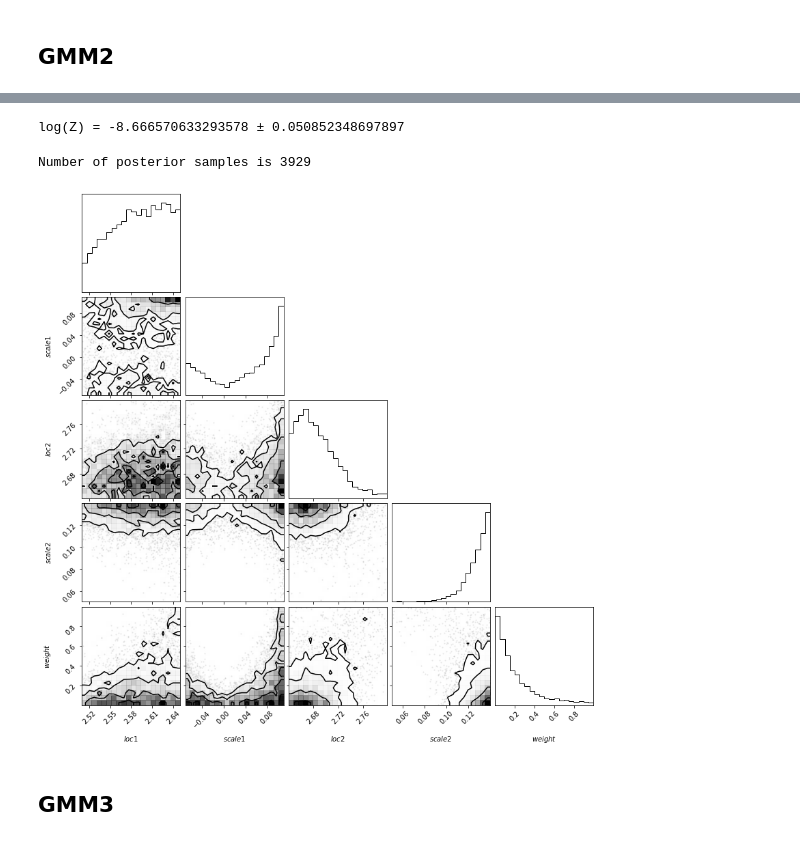
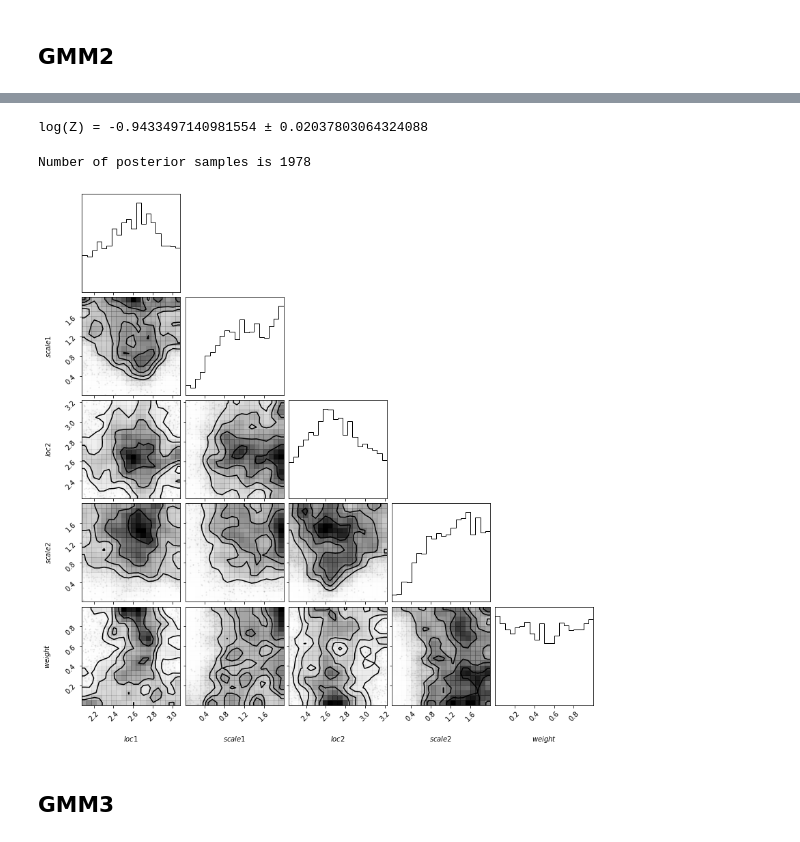
Before and after one commit to shreeprasadbhat/Data-Science-Project, a Jupyter notebook: project.ipynb, the cells around one changed output, grey strips where cells are left out. Drawn from its saved outputs; the diff is of its cells as text; code cells hidden in the pictures.

Commit message:
changed the priors

```diff
--- a/project.ipynb
+++ b/project.ipynb
@@ -343,17 +343,17 @@ class GaussianMixturModel2(Model):
     names = ['loc1','scale1','loc2','scale2', 'weight'] # parameter names (this is a required variables for the class)
 
     # define the boundaries using for initial sampling of the live points
-    loc1_mu = 2.58     # mean of the Gaussian prior on m
-    loc1_sigma = 0.07 # standard deviation of the Gaussian prior on m
+    loc1_mu = 2.5     # mean of the Gaussian prior on m
+    loc1_sigma = 1.0 # standard deviation of the Gaussian prior on m
 
-    scale1_mu = 0.02
-    scale1_sigma = 0.09
+    scale1_mu = 1.0
+    scale1_sigma = 1.0
 
-    loc2_mu = 2.72
-    loc2_sigma = 0.08
+    loc2_mu = 2.5
+    loc2_sigma = 1.0
 
-    scale2_mu = 0.09
-    scale2_sigma = 0.05
+    scale2_mu = 1.0
+    scale2_sigma = 1.0
 
     cov1_mu = 0.42
     cov1_sigma = 0.42
@@ -472,23 +472,29 @@ print("log(Z) = {} ± {}".format(logZcpnest, logZerrcpnest))
 # output the log Bayes factor
 #print('log Bayes factor is {}'.format(logZcpnest - logZnull))
 # %% [output]
-log(Z) = -8.666570633293578 ± 0.050852348697897
+log(Z) = -0.9433497140981554 ± 0.02037803064324088
 # %%
 loc1chain_cpnest = work2.posterior_samples['loc1'] # extract chain of m values
 sigma1chain_cpnest = work2.posterior_samples['scale1'] # extract chain if c values
 loc2chain_cpnest = work2.posterior_samples['loc2'] # extract chain of m values
 sigma2chain_cpnest = work2.posterior_samples['scale2'] # extract chain if c values
 weightchain_cpnest = work2.posterior_samples['weight'] # extract chain of m values
 samples_cpnest = np.vstack((loc1chain_cpnest, sigma1chain_cpnest, loc2chain_cpnest, sigma2chain_cpnest, weightchain_cpnest)).T
 
 # print out the number of posterior samples
 print('Number of posterior samples is {}'.format(samples_cpnest.shape[0]))
 
 # plot using corner.py
-plotposts(samples_cpnest)
+# plot using corner.py
+fig = corner.corner(
+    samples_cpnest,
+    labels=[r'$loc1$', r'$scale1$', r'$loc2$', r'$scale2$', r'$weight$'],
+    hist_kwargs={'density': True},
+    smooth=True
+)
 # %% [output]
-Number of posterior samples is 3929
+Number of posterior samples is 1978
-[figure, old version]
+[figure, new version]
 # %% [markdown]
 ## GMM3
 # %%
```
Also changed, not shown: parts of 12 cells of this notebook.
